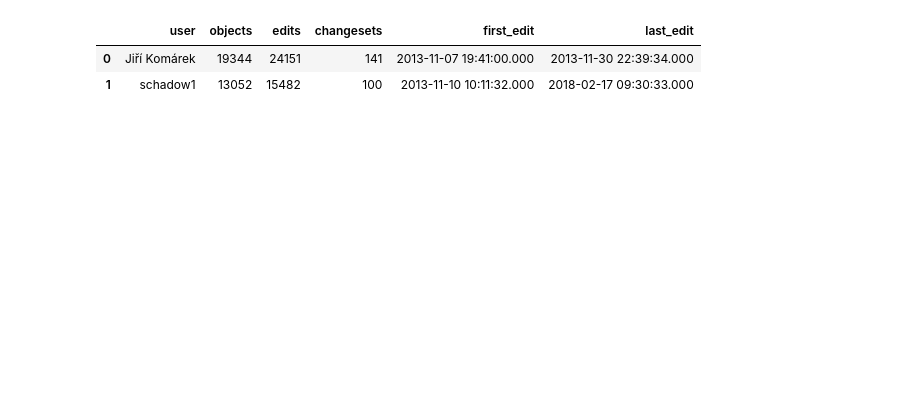
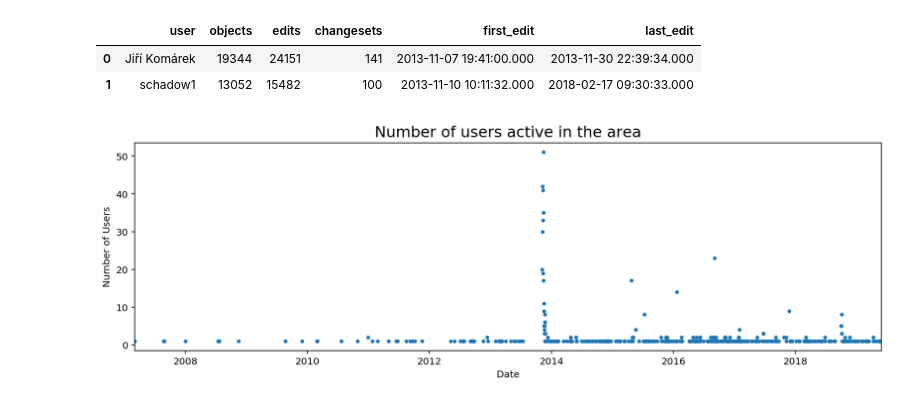
Before and after one commit to jenningsanderson/aws-athena-workshop, a Jupyter notebook: 2. Edits by User.ipynb, the cells around one changed output. Cells and saved outputs as stored; diff of their text form; code cells hidden in the pictures; blank space fills up the shorter version.

```diff
--- a/2. Edits by User.ipynb
+++ b/2. Edits by User.ipynb
@@ -41 +45,8 @@ users['last_edit']  = users.last_edit.apply(pd.Timestamp)
+# %%
+ax = users.groupby('first_day').aggregate({'user':'count'}).plot(style='.', figsize=(14,4),legend=None)
+ax.set_title("Number of users active in the area",fontsize=16)
+ax.set_xlabel("Date"); ax.set_ylabel("Number of Users");
+# ax.set_xlim(datetime.date(2012,1,1));
+# %% [output]
+[figure, added]
 # %%
```
Also changed, not shown: parts of 4 cells of this notebook, 2 other files.
